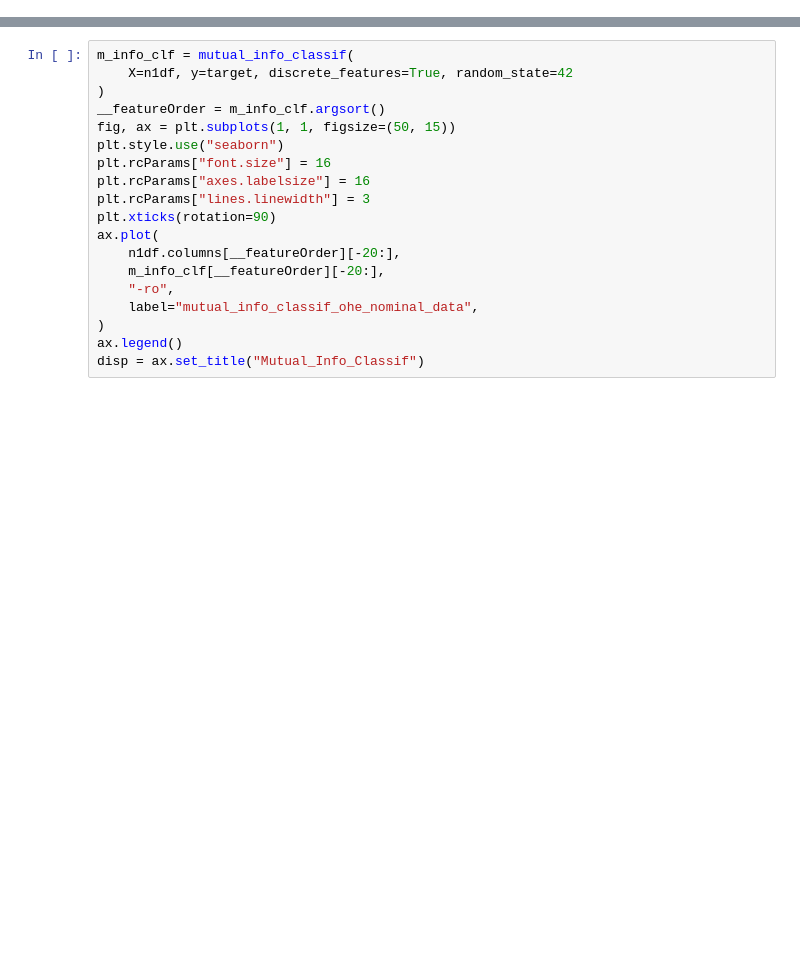
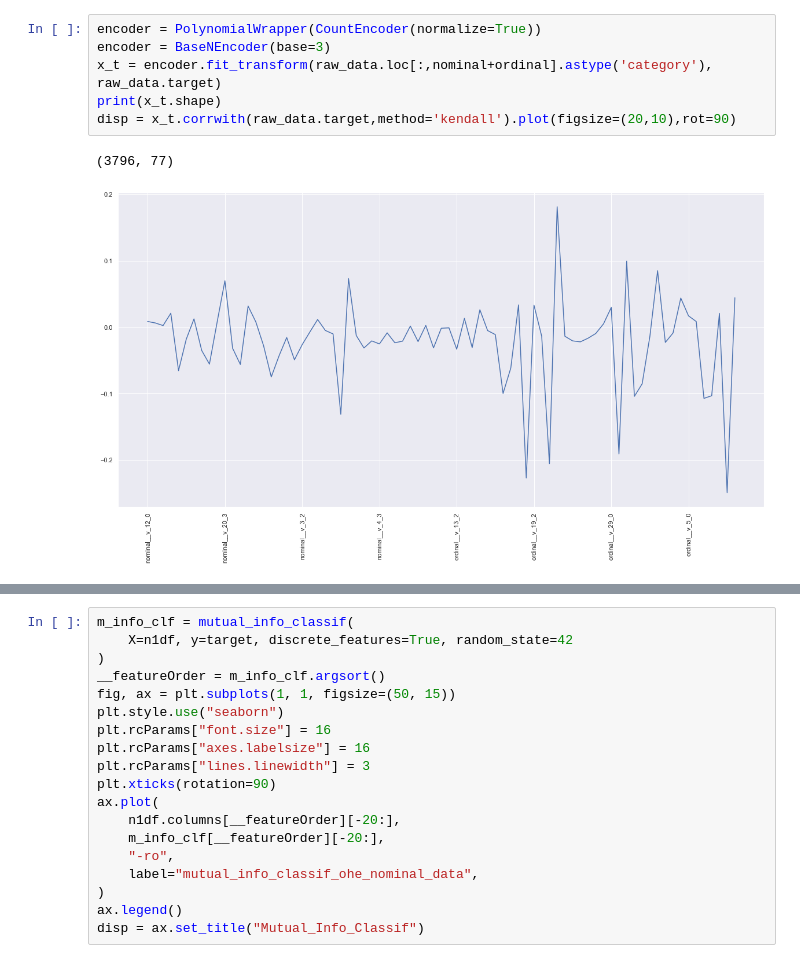
Before and after one commit to risan-raja/sdpiit, a Jupyter notebook: notebooks/Junk.ipynb, the cells around one changed output, grey strips where cells are left out. Cells and saved outputs as stored; diff of their text form; blank space fills up the shorter version.

```diff
--- a/notebooks/Junk.ipynb
+++ b/notebooks/Junk.ipynb
@@ -0,0 +1,9 @@
+# %%
+encoder = PolynomialWrapper(CountEncoder(normalize=True))
+encoder = BaseNEncoder(base=3)
+x_t = encoder.fit_transform(raw_data.loc[:,nominal+ordinal].astype('category'), raw_data.target)
+print(x_t.shape)
+disp = x_t.corrwith(raw_data.target,method='kendall').plot(figsize=(20,10),rot=90)
+# %% [output]
+(3796, 77)
+[figure, added]
```
Also changed, not shown: parts of 7 cells of this notebook, 4 other files.
